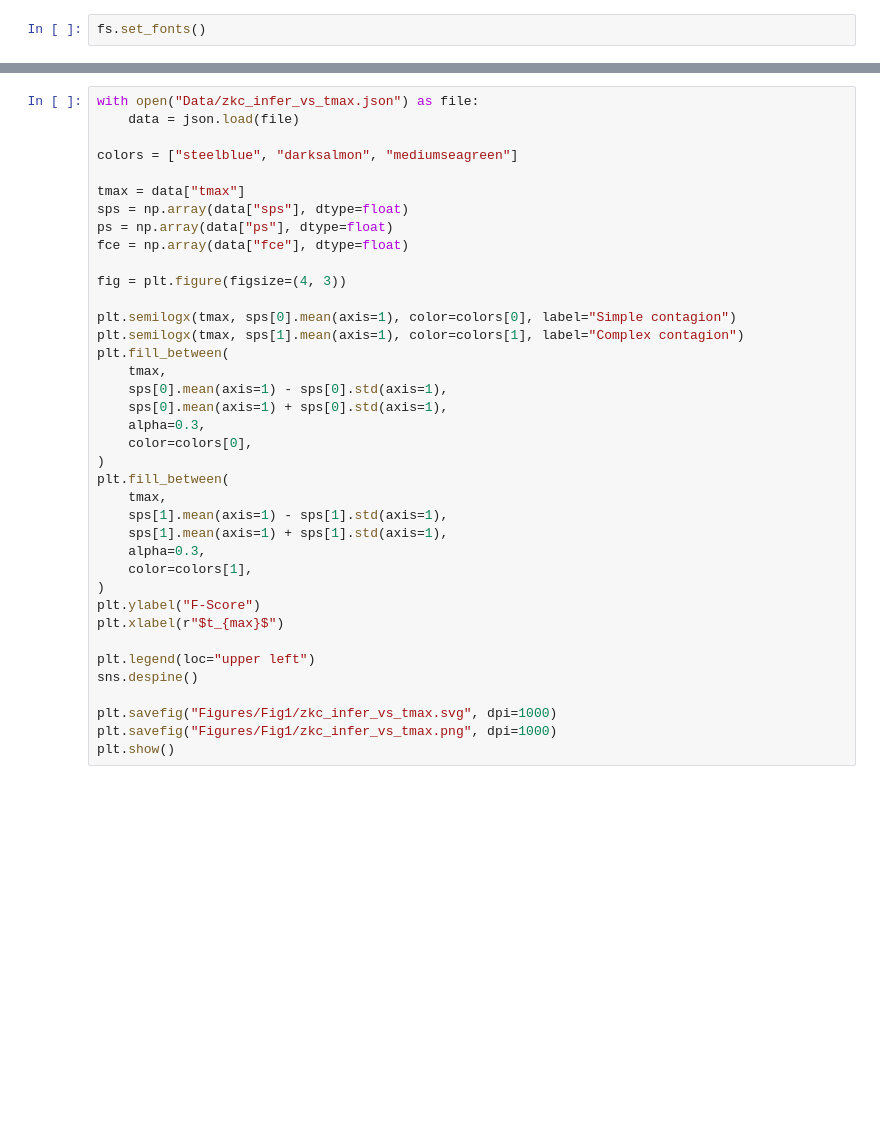
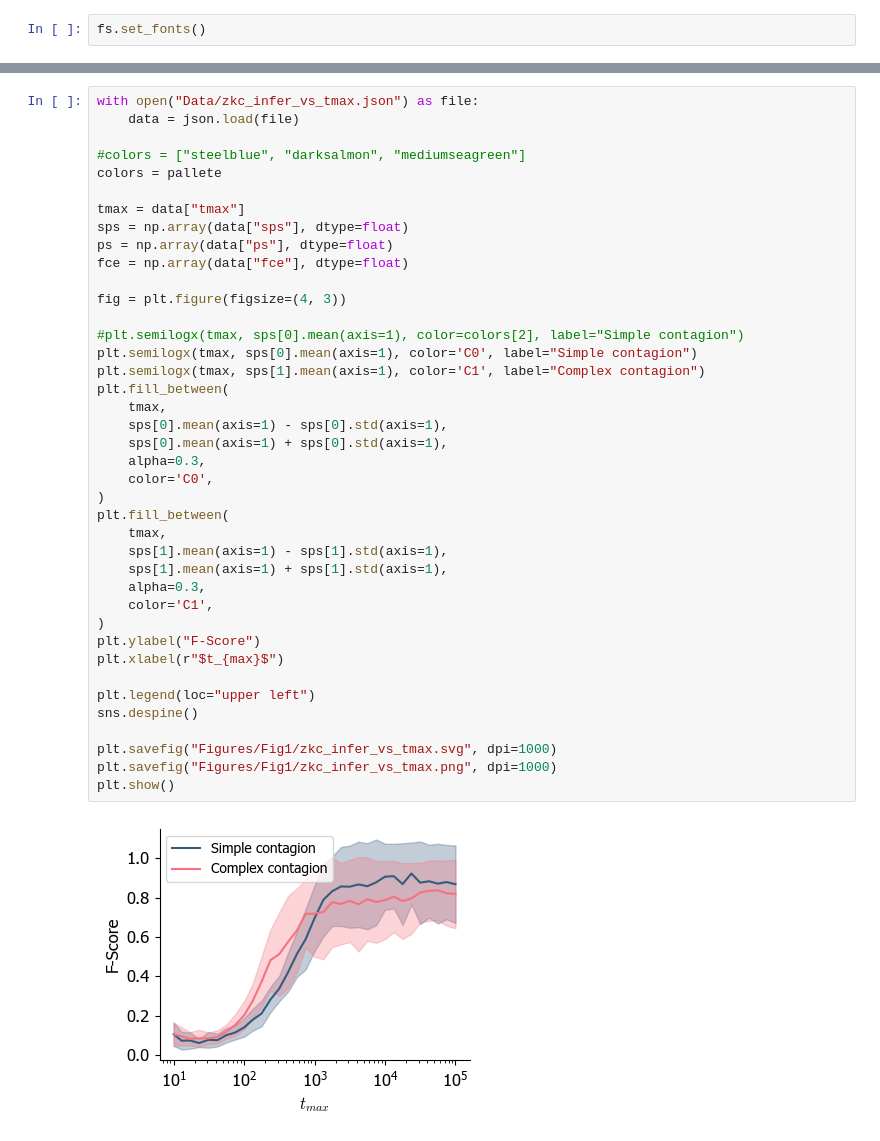
Before and after one commit to nwlandry/complex-network-reconstruction, a Jupyter notebook: plot_fig1.ipynb, the cells around one changed output, grey strips where cells are left out. Saved outputs shown, nothing was run; the diff lists cells and outputs as text; blank space fills up the shorter version.

```diff
--- a/plot_fig1.ipynb
+++ b/plot_fig1.ipynb
@@ -166,40 +182,44 @@ plt.show()
 with open("Data/zkc_infer_vs_tmax.json") as file:
     data = json.load(file)
 
-colors = ["steelblue", "darksalmon", "mediumseagreen"]
+#colors = ["steelblue", "darksalmon", "mediumseagreen"]
+colors = pallete
 
 tmax = data["tmax"]
 sps = np.array(data["sps"], dtype=float)
 ps = np.array(data["ps"], dtype=float)
 fce = np.array(data["fce"], dtype=float)
 
 fig = plt.figure(figsize=(4, 3))
 
-plt.semilogx(tmax, sps[0].mean(axis=1), color=colors[0], label="Simple contagion")
-plt.semilogx(tmax, sps[1].mean(axis=1), color=colors[1], label="Complex contagion")
+#plt.semilogx(tmax, sps[0].mean(axis=1), color=colors[2], label="Simple contagion")
+plt.semilogx(tmax, sps[0].mean(axis=1), color='C0', label="Simple contagion")
+plt.semilogx(tmax, sps[1].mean(axis=1), color='C1', label="Complex contagion")
 plt.fill_between(
     tmax,
     sps[0].mean(axis=1) - sps[0].std(axis=1),
     sps[0].mean(axis=1) + sps[0].std(axis=1),
     alpha=0.3,
-    color=colors[0],
+    color='C0',
 )
 plt.fill_between(
     tmax,
     sps[1].mean(axis=1) - sps[1].std(axis=1),
     sps[1].mean(axis=1) + sps[1].std(axis=1),
     alpha=0.3,
-    color=colors[1],
+    color='C1',
 )
 plt.ylabel("F-Score")
 plt.xlabel(r"$t_{max}$")
 
 plt.legend(loc="upper left")
 sns.despine()
 
 plt.savefig("Figures/Fig1/zkc_infer_vs_tmax.svg", dpi=1000)
 plt.savefig("Figures/Fig1/zkc_infer_vs_tmax.png", dpi=1000)
 plt.show()
+# %% [output]
+[figure, added]
 # %%
 with open("Data/zkc_frac_vs_beta.json") as file:
     data = json.load(file)
```
Also changed, not shown: parts of 6 cells of this notebook, 2 other files.
